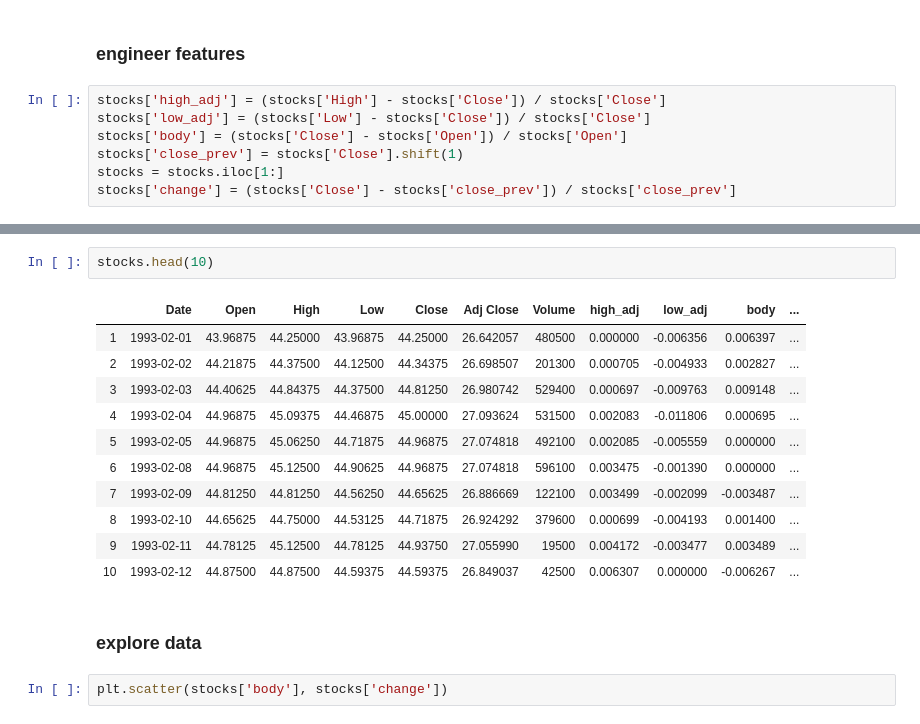
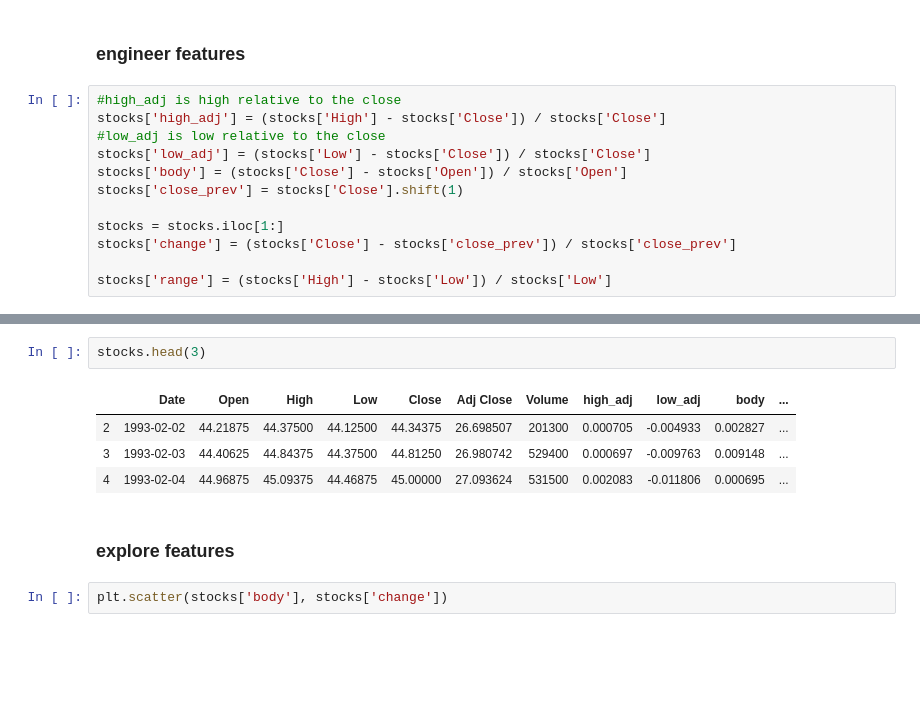
Before and after one commit to alexanderDoria/phant0m, a Jupyter notebook: price_unsupervised.ipynb, the cells around one changed output, grey strips where cells are left out. Cells and saved outputs as stored; diff of their text form; blank space fills up the shorter version.

```diff
--- a/price_unsupervised.ipynb
+++ b/price_unsupervised.ipynb
@@ -34,9 +23,14 @@ fig.show()
 # %% [markdown]
 ### engineer features
 # %%
+#high_adj is high relative to the close
 stocks['high_adj'] = (stocks['High'] - stocks['Close']) / stocks['Close']
+#low_adj is low relative to the close
 stocks['low_adj'] = (stocks['Low'] - stocks['Close']) / stocks['Close']
 stocks['body'] = (stocks['Close'] - stocks['Open']) / stocks['Open']
 stocks['close_prev'] = stocks['Close'].shift(1)
+
 stocks = stocks.iloc[1:]
 stocks['change'] = (stocks['Close'] - stocks['close_prev']) / stocks['close_prev']
+
+stocks['range'] = (stocks['High'] - stocks['Low']) / stocks['Low']
@@ -43,19 +56,12 @@ stocks['change'] = (stocks['Close'] - stocks['close_prev']) / stocks['close_prev
 # %%
-stocks.head(10)
+stocks.head(3)
 # %% [output]
 |  | Date | Open | High | Low | Close | Adj Close | Volume | high_adj | low_adj | body | ... |
-| 1 | 1993-02-01 | 43.96875 | 44.25000 | 43.96875 | 44.25000 | 26.642057 | 480500 | 0.000000 | -0.006356 | 0.006397 | ... |
 | 2 | 1993-02-02 | 44.21875 | 44.37500 | 44.12500 | 44.34375 | 26.698507 | 201300 | 0.000705 | -0.004933 | 0.002827 | ... |
 | 3 | 1993-02-03 | 44.40625 | 44.84375 | 44.37500 | 44.81250 | 26.980742 | 529400 | 0.000697 | -0.009763 | 0.009148 | ... |
 | 4 | 1993-02-04 | 44.96875 | 45.09375 | 44.46875 | 45.00000 | 27.093624 | 531500 | 0.002083 | -0.011806 | 0.000695 | ... |
-| 5 | 1993-02-05 | 44.96875 | 45.06250 | 44.71875 | 44.96875 | 27.074818 | 492100 | 0.002085 | -0.005559 | 0.000000 | ... |
-| 6 | 1993-02-08 | 44.96875 | 45.12500 | 44.90625 | 44.96875 | 27.074818 | 596100 | 0.003475 | -0.001390 | 0.000000 | ... |
-| 7 | 1993-02-09 | 44.81250 | 44.81250 | 44.56250 | 44.65625 | 26.886669 | 122100 | 0.003499 | -0.002099 | -0.003487 | ... |
-| 8 | 1993-02-10 | 44.65625 | 44.75000 | 44.53125 | 44.71875 | 26.924292 | 379600 | 0.000699 | -0.004193 | 0.001400 | ... |
-| 9 | 1993-02-11 | 44.78125 | 45.12500 | 44.78125 | 44.93750 | 27.055990 | 19500 | 0.004172 | -0.003477 | 0.003489 | ... |
-| 10 | 1993-02-12 | 44.87500 | 44.87500 | 44.59375 | 44.59375 | 26.849037 | 42500 | 0.006307 | 0.000000 | -0.006267 | ... |
 # %% [markdown]
-### explore data
+### explore features
 # %%
 plt.scatter(stocks['body'], stocks['change'])
 # %% [output]
```
Also changed, not shown: parts of 17 cells of this notebook, 1 other file.
